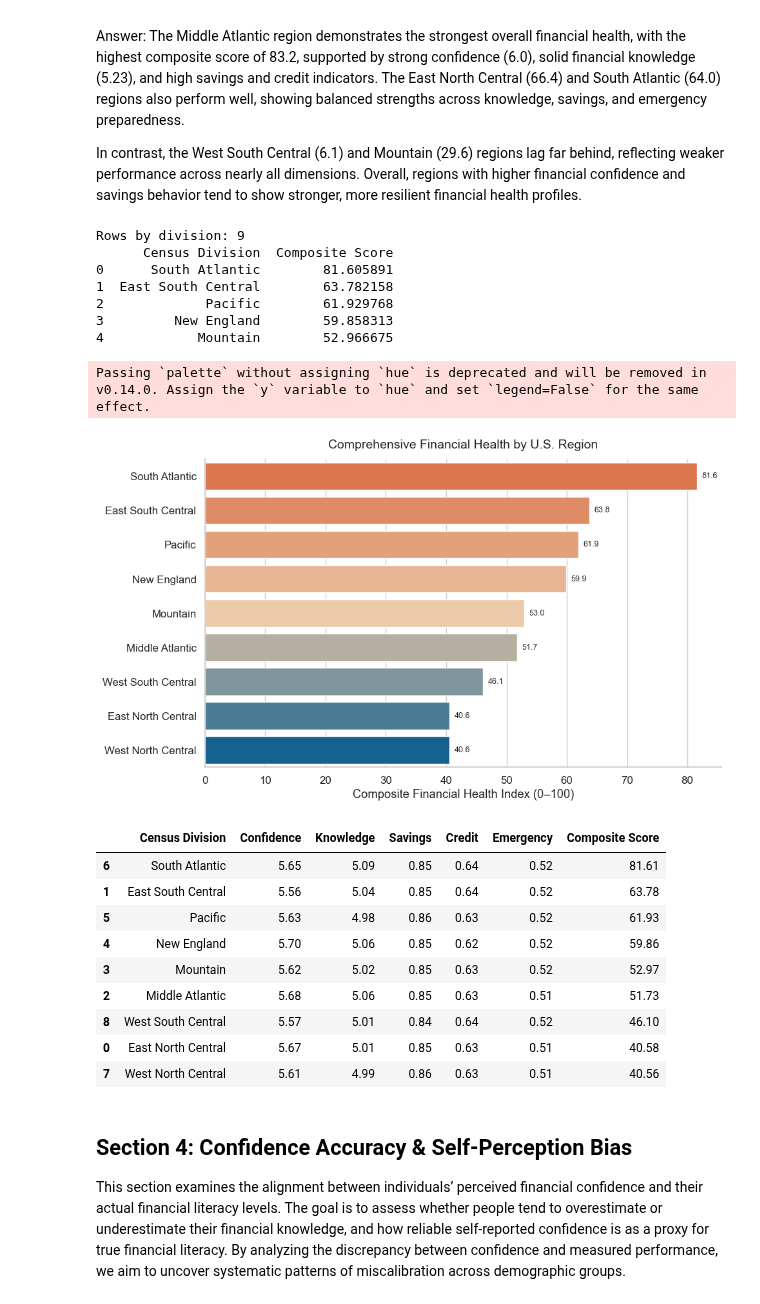
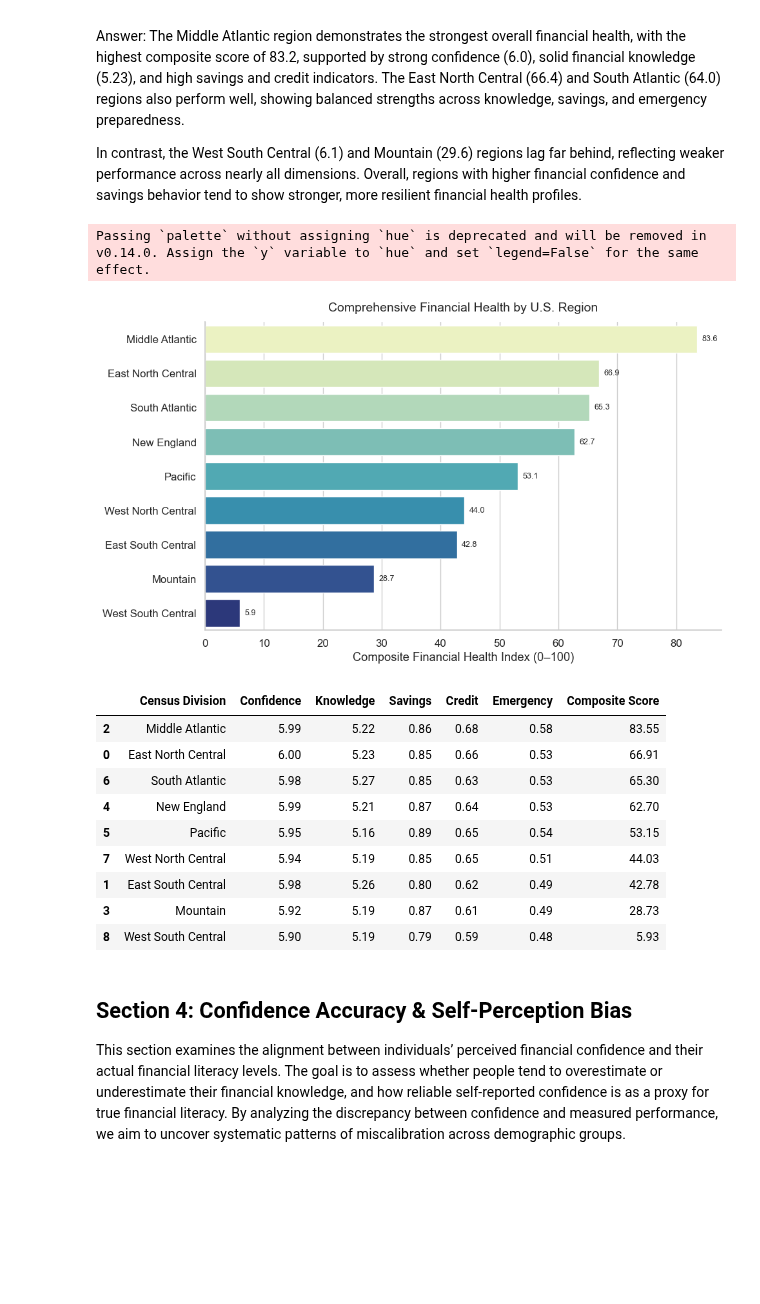
Before and after one commit to Fasty8/ba780-fall25-a08, a Jupyter notebook: FINRA National Financial Capability Study/yinyue_Visualizations.ipynb, the cells around one changed output. Cells and saved outputs as stored; diff of their text form; code cells hidden in the pictures; blank space fills up the shorter version.

Commit message:
Added more in data cleaning

```diff
--- a/FINRA National Financial Capability Study/yinyue_Visualizations.ipynb
+++ b/FINRA National Financial Capability Study/yinyue_Visualizations.ipynb
@@ -1432,26 +1733,24 @@ cols = [
 ]
 d = df[cols].copy()
 
-# Likert (confidence) → numeric 1–7 (robust lowercase map)
-conf_raw = (
-    d["Financial Confidence"].astype(str).str.strip().str.lower()
-      .replace({"strongerly disagree": "strongly disagree"})  # common typo
-)
-likert_map_lc = {
-    "strongly disagree": 1, "moderately disagree": 2, "slightly disagree": 3,
-    "neither agree nor disagree": 4, "slightly agree": 5,
-    "moderately agree": 6, "strongly agree": 7
+# Likert (confidence) → numeric 1–7
+likert_map = {
+    "Strongly disagree": 1, "Moderately disagree": 2, "Slightly disagree": 3,
+    "Neither agree nor disagree": 4, "Slightly agree": 5,
+    "Moderately agree": 6, "Strongly agree": 7
 }
-d["Financial Confidence (num)"] = conf_raw.map(likert_map_lc)
+d["Financial Confidence (num)"] = d["Financial Confidence"].replace(likert_map)
+d["Financial Confidence (num)"] = pd.to_numeric(d["Financial Confidence (num)"], errors="coerce")
 
 # Knowledge → numeric (1–7)
 d["Financial Knowledge (num)"] = pd.to_numeric(d["Financial Knowledge"], errors="coerce")
 
 # Helper: binarize Yes/No safely (others → NaN)
 def binarize_yes_no(s: pd.Series) -> pd.Series:
-    yn_map = {"yes": 1, "no": 0, "y": 1, "n": 0, 1: 1, 0: 0, True: 1, False: 0}
-    s2 = np.where(s.apply(lambda x: isinstance(x, str)), s.astype(str).str.strip().str.lower(), s)
-    return pd.Series(s2).map(yn_map).astype("float")
+    yn_map = {"Yes": 1, "No": 0, "Y": 1, "N": 0}
+    s = s.astype(str).str.strip()
+    s = s.replace(yn_map)
+    return pd.to_numeric(s, errors="coerce")  # non-Yes/No (e.g., 'Prefer not to say') → NaN
 
 d["Savings Account (bin)"] = binarize_yes_no(d["Savings Account"])
 d["Overdraw (bin)"] = binarize_yes_no(d["Overdraw"])
@@ -1466,9 +1765,16 @@ needed = [
 d = d.dropna(subset=needed)
 
 # --- Step 2: Build component scores ---
-d["Savings (score)"] = d["Savings Account (bin)"]
-d["Credit (score)"] = (1 - d["Overdraw (bin)"] + 1 - d["Credit Card Balance Interest (bin)"]) / 2.0
-d["Emergency (score)"] = d["Emergency Funds (bin)"]
+# Savings score: has a savings account (1 good)
+d["Savings (score)"] = d["Savings Account (bin)"].astype(float)
+
+# Credit score: good = NOT overdrawing AND NOT paying revolving interest
+d["Credit (score)"] = (
+    (1 - d["Overdraw (bin)"].astype(float)) + (1 - d["Credit Card Balance Interest (bin)"].astype(float))
+) / 2.0
+
+# Emergency preparedness score
+d["Emergency (score)"] = d["Emergency Funds (bin)"].astype(float)
 
 # --- Step 3: Aggregate by region, normalize each component (0–1), build composite (0–100) ---
 region_means = (
@@ -1489,73 +1795,58 @@ scaled_df = pd.DataFrame(scaled, columns=[c + " (scaled)" for c in to_scale])
 
 region_health = pd.concat([region_means[["Census Division"]], scaled_df], axis=1)
 region_health["Composite Score"] = scaled_df.mean(axis=1) * 100
-region_health = region_health.sort_values("Composite Score", ascending=False).reset_index(drop=True)
-
-# --- Step 3.5 (debug): make sure we have data
-print("Rows by division:", len(region_health))
-print(region_health[["Census Division", "Composite Score"]].head(), "\n")
+region_health = region_health.sort_values("Composite Score", ascending=False)
 
 # --- Step 4: Visualize ranking (horizontal bar chart) ---
 sns.set(style="whitegrid", font_scale=1.1)
 fig, ax = plt.subplots(figsize=(10, 6))
 
-# Convert your colormap into a list of N colors (one per bar)
-n = len(region_health)
-palette = [sunset_orange_blue(i / max(1, n - 1)) for i in range(n)]
-
 sns.barplot(
     data=region_health,
     y="Census Division", x="Composite Score",
-    palette=palette, ax=ax
+    palette="YlGnBu", ax=ax
 )
 
 # Annotate bars
 for i, v in enumerate(region_health["Composite Score"]):
     ax.text(v + 0.8, i, f"{v:.1f}", va="center", fontsize=9)
 
 # --- Step 5: Titles & labels ---
 ax.set_title("Comprehensive Financial Health by U.S. Region", fontsize=14, pad=12)
 ax.set_xlabel("Composite Financial Health Index (0–100)")
 ax.set_ylabel("")
 sns.despine()
 plt.tight_layout()
 plt.show()
 
 # --- Optional: tidy table with raw means + composite ---
 pretty = (
     region_means
       .merge(region_health[["Census Division", "Composite Score"]], on="Census Division")
       .rename(columns={
           "Financial Confidence (num)": "Confidence",
           "Financial Knowledge (num)": "Knowledge",
           "Savings (score)": "Savings",
           "Credit (score)": "Credit",
           "Emergency (score)": "Emergency"
       })
       .sort_values("Composite Score", ascending=False)
       .round(2)
 )
 display(pretty)
 # %% [output]
-Rows by division: 9
-      Census Division  Composite Score
-0      South Atlantic        81.605891
-1  East South Central        63.782158
-2             Pacific        61.929768
-3         New England        59.858313
-4            Mountain        52.966675
+Passing `palette` without assigning `hue` is deprecated and will be removed in v0.14.0. Assign the `y` variable to `hue` and set `legend=False` for the same effect.
-Passing `palette` without assigning `hue` is deprecated and will be removed in v0.14.0. Assign the `y` variable to `hue` and set `legend=False` for the same effect.
-[figure, old version]
+[figure, new version]
 |  | Census Division | Confidence | Knowledge | Savings | Credit | Emergency | Composite Score |
-| 6 | South Atlantic | 5.65 | 5.09 | 0.85 | 0.64 | 0.52 | 81.61 |
-| 1 | East South Central | 5.56 | 5.04 | 0.85 | 0.64 | 0.52 | 63.78 |
-| 5 | Pacific | 5.63 | 4.98 | 0.86 | 0.63 | 0.52 | 61.93 |
-| 4 | New England | 5.70 | 5.06 | 0.85 | 0.62 | 0.52 | 59.86 |
-| 3 | Mountain | 5.62 | 5.02 | 0.85 | 0.63 | 0.52 | 52.97 |
-| 2 | Middle Atlantic | 5.68 | 5.06 | 0.85 | 0.63 | 0.51 | 51.73 |
-| 8 | West South Central | 5.57 | 5.01 | 0.84 | 0.64 | 0.52 | 46.10 |
-| 0 | East North Central | 5.67 | 5.01 | 0.85 | 0.63 | 0.51 | 40.58 |
-| 7 | West North Central | 5.61 | 4.99 | 0.86 | 0.63 | 0.51 | 40.56 |
+| 2 | Middle Atlantic | 5.99 | 5.22 | 0.86 | 0.68 | 0.58 | 83.55 |
+| 0 | East North Central | 6.00 | 5.23 | 0.85 | 0.66 | 0.53 | 66.91 |
+| 6 | South Atlantic | 5.98 | 5.27 | 0.85 | 0.63 | 0.53 | 65.30 |
+| 4 | New England | 5.99 | 5.21 | 0.87 | 0.64 | 0.53 | 62.70 |
+| 5 | Pacific | 5.95 | 5.16 | 0.89 | 0.65 | 0.54 | 53.15 |
+| 7 | West North Central | 5.94 | 5.19 | 0.85 | 0.65 | 0.51 | 44.03 |
+| 1 | East South Central | 5.98 | 5.26 | 0.80 | 0.62 | 0.49 | 42.78 |
+| 3 | Mountain | 5.92 | 5.19 | 0.87 | 0.61 | 0.49 | 28.73 |
+| 8 | West South Central | 5.90 | 5.19 | 0.79 | 0.59 | 0.48 | 5.93 |
 # %% [markdown]
 ## Section 4: Confidence Accuracy & Self-Perception Bias
 This section examines the alignment between individuals’ perceived financial confidence and their actual financial literacy levels.
```
Also changed, not shown: parts of 31 cells of this notebook.
